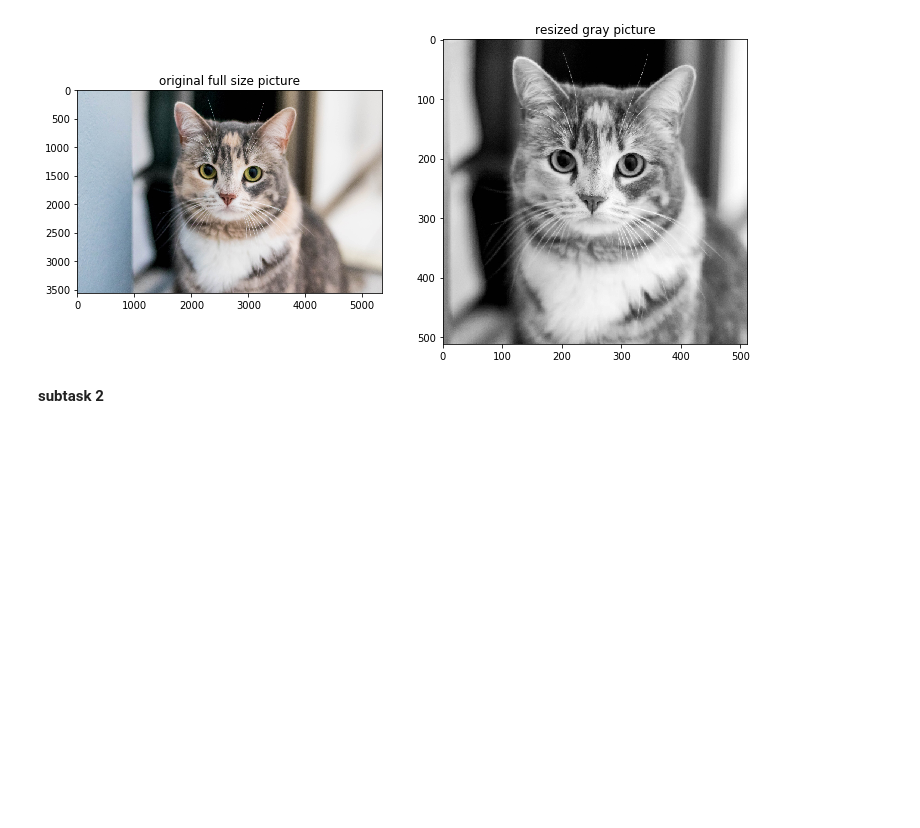
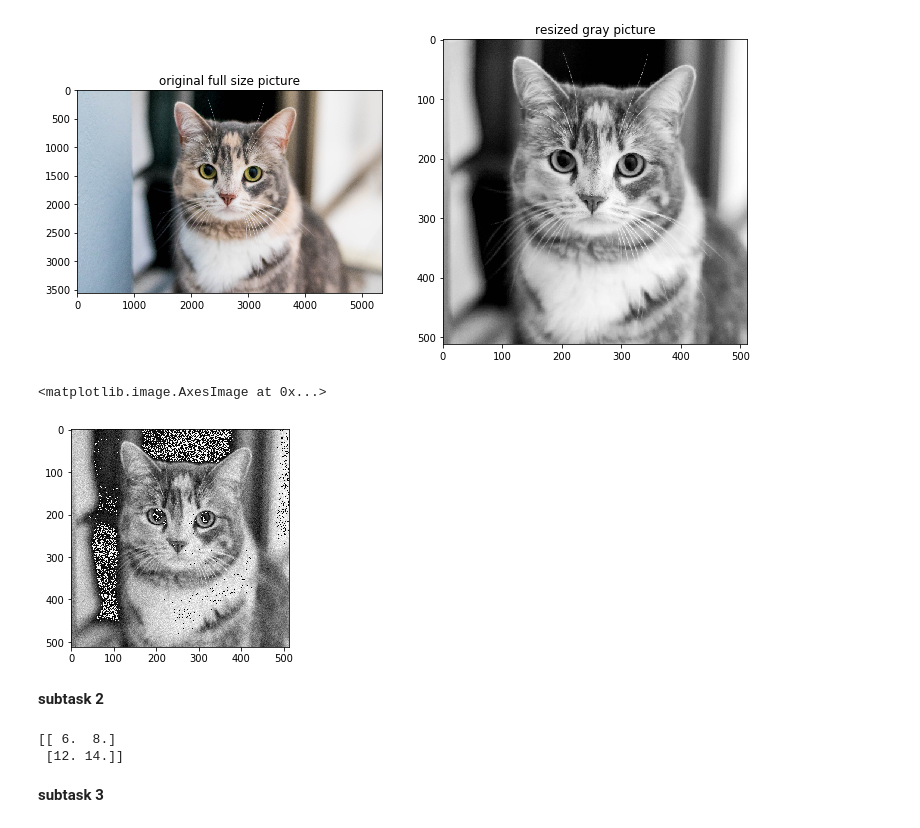
Before and after one commit to TsunamiBlue/ENGN4528-CLAB1, a Jupyter notebook: C-Lab-1 by u6579712.ipynb, the cells around one changed output. Saved outputs shown, nothing was run; the diff lists cells and outputs as text; code cells hidden in the pictures; blank space fills up the shorter version.

```diff
--- a/C-Lab-1 by u6579712.ipynb
+++ b/C-Lab-1 by u6579712.ipynb
@@ -476,7 +471,11 @@ plt.imshow(img2_gray,cmap='gray')
 # %%
 for i in range(img2_gray.shape[0]):
     for j in range(img2_gray.shape[1]):
         img2_gray[i][j]+=np.random.normal(0,15)
-img2_gray = np.clip(img2_gray, 0, 255, out=img2_gray)
+noisy_img2 = np.clip(img2_gray, 0, 255)
+plt.imshow(noisy_img2,cmap='gray')
+# %% [output]
+<matplotlib.image.AxesImage at 0x...>
+[figure, added]
 # %% [markdown]
 **subtask 2**
@@ -485,0 +500,11 @@ def my_Gauss_filter(noisy_image,my_gaussian_kernel):
+# %%
+a = np.array([[1,2,3],[4,5,6],[7,8,9]])
+kernel = np.array([[1,0],[0,1]])
+
+output = my_gauss_filter(a,kernel)
+print(output)
+# %% [output]
+[[ 6.  8.]
+ [12. 14.]]
+# %% [markdown]
+**subtask 3**
```
Also changed, not shown: parts of 19 cells of this notebook.
